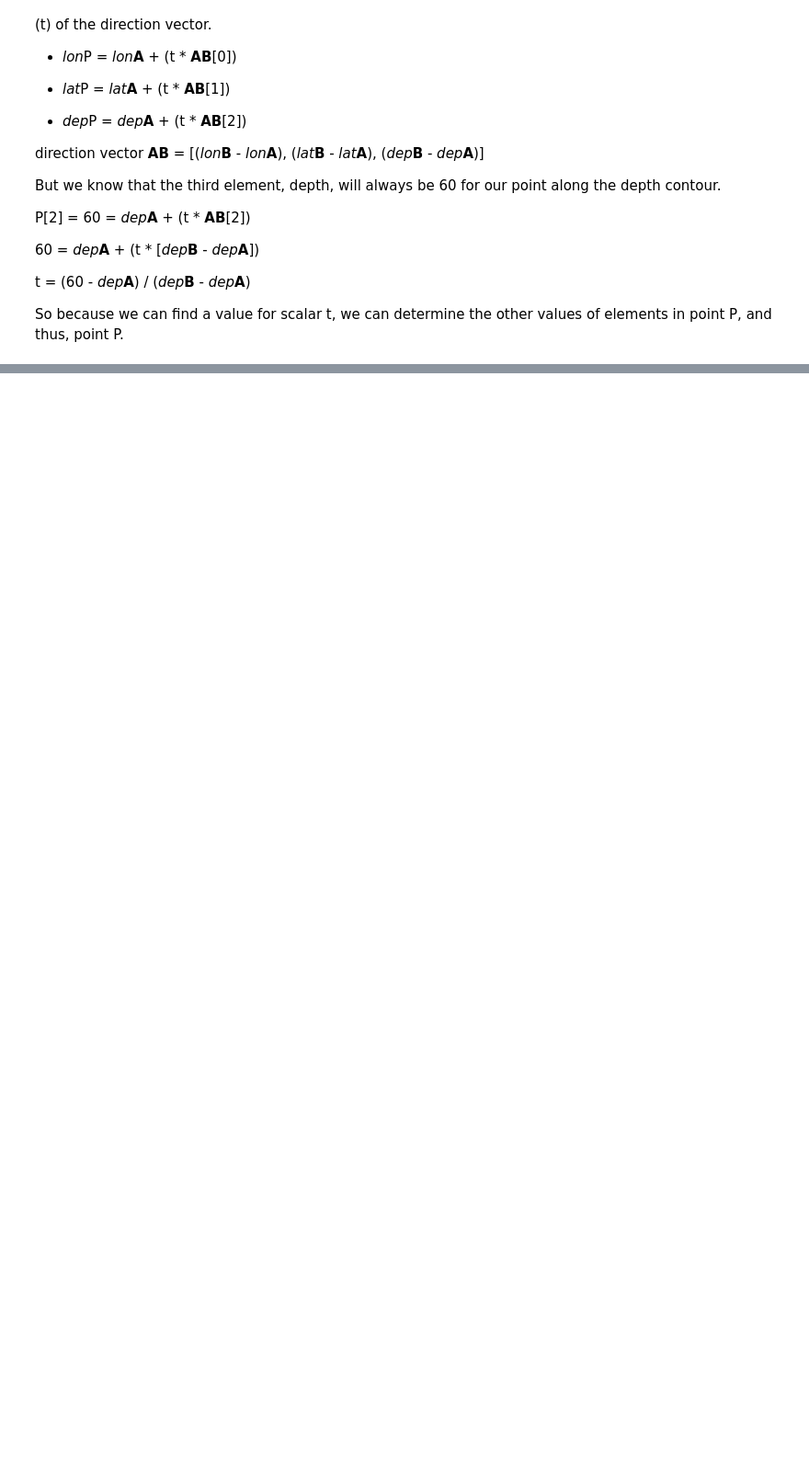
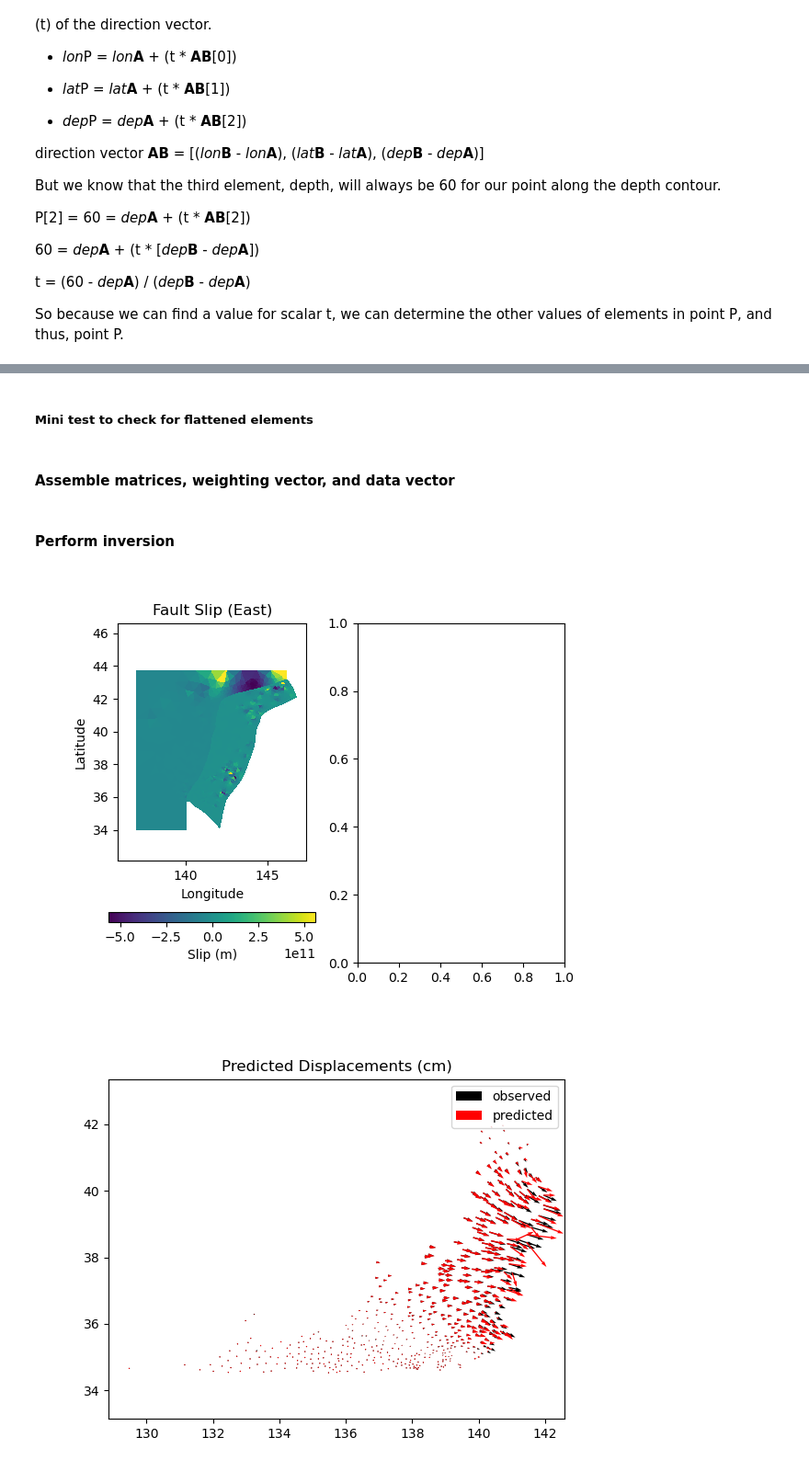
Before and after one commit to e-middleton/Emily_fault_displacement, a Jupyter notebook: CMI.ipynb, the cells around one changed output, grey strips where cells are left out. Shown at 92% size. Drawn from its saved outputs; the diff is of its cells as text; code cells hidden in the pictures; blank space fills up the shorter version.

```diff
--- a/CMI.ipynb
+++ b/CMI.ipynb
@@ -647,7 +754,7 @@ class Mesh:
                 setattr(self, key, value)
 
 # List of classes
-meshes = [Mesh(short_mesh), Mesh(horiz)]
+meshes = [Mesh(fault), Mesh(horiz)]
 
 # Quick config class
 @dataclass
@@ -710,6 +817,8 @@ for mesh_idx in range(len(meshes)):
         )
     # Insert sparse matrix into full array
     smoothing_mat[3*tri_beg_idx[mesh_idx]:3*tri_end_idx[mesh_idx], 3*tri_beg_idx[mesh_idx]:3*tri_end_idx[mesh_idx]] = smat.toarray()
+# %% [markdown]
+##### Mini test to check for flattened elements
 # %%
 # test if elem are line elem instead of triangle
 
@@ -726,6 +835,8 @@ ax.triplot(horiz["points"][:, 0], horiz["points"][:, 1], horiz["verts"], linewid
 ax.plot(horiz["centroids"][thing,0], horiz["centroids"][thing,1], "*r")
 ax.set_aspect("equal")
 plt.show()
+# %% [markdown]
+#### Assemble matrices, weighting vector, and data vector
 # %%
 # Assemble matrices
 
@@ -751,6 +862,8 @@ data_vector[0:np.size(disp_array)] = disp_array.flatten().reshape(-1,1)
 weights = np.ones((np.shape(assembled_mat)[0], 1)) # might want to update when adding slip constraint
 for mesh_idx in range(len(meshes)):
     weights[np.size(disp_array)+ 3*tri_beg_idx[mesh_idx]:3*tri_end_idx[mesh_idx]] = smoothing_weight[mesh_idx]
+# %% [markdown]
+#### Perform inversion
 # %%
 # Calculate model covariance
 cov = np.linalg.inv(assembled_mat.T * weights.T @ assembled_mat)
@@ -770,34 +883,37 @@ max_mag_f = np.abs(np.max(est_slip[1:end_idx:3]))
 max_mag_h = np.abs(np.max(est_slip[end_idx::3]))/100
 
 fig, ax = plt.subplots(1, 2)
-rso = ax[0].tripcolor(short_mesh["points"][:,0], short_mesh["points"][:,1], short_mesh["verts"],
+rso = ax[0].tripcolor(fault["points"][:,0], fault["points"][:,1], fault["verts"],
                       facecolors=(est_slip[1:end_idx:3]).flatten(), vmin=-max_mag_f, vmax=max_mag_f)
 ax[0].tripcolor(horiz["points"][:,0], horiz["points"][:,1], horiz["verts"], facecolors=(est_slip[end_idx::3]/100).flatten())
 cbar1 = fig.colorbar(rso, ax=ax[0], orientation='horizontal')
 cbar1.set_label("Slip (m)")
 ax[0].set(xlim=(xmin-2, xmax), ylim=(ymin, ymax), aspect='equal')
 ax[0].title.set_text("Fault Slip (East)") #graph 1
 ax[0].set_ylabel("Latitude")
 ax[0].set_xlabel("Longitude")
 plt.show()
 
 
 rso = ax[1].tripcolor(horiz["points"][:,0], horiz["points"][:,1], horiz["verts"], facecolors=(est_slip[end_idx+1::3]/100).flatten(), vmin=-max_mag_h, vmax=max_mag_h)
 cbar1 = fig.colorbar(rso, ax=ax[1], orientation='horizontal')
 cbar1.set_label("Slip (m)")
 #ax[1].quiver(gps.lon, gps.lat, pred_disp[0::3], pred_disp[1::3], scale=vec_scale, color='r', label="predicted")
 #ax[1].quiver(gps.lon, gps.lat, gps.east_vel, gps.north_vel, scale=vec_scale, color='k', label='observed')
 ax[1].set(xlim=(xmin-2, xmax), ylim=(ymin, ymax), aspect='equal')
 ax[1].title.set_text("CMI Slip (East)") #graph 1
 ax[1].set_ylabel("Latitude")
 ax[1].set_xlabel("Longitude")
 
 
 fig, ax = plt.subplots()
 ax.quiver(gps.lon, gps.lat, gps.east_vel, gps.north_vel, scale=vec_scale, color='k', label='observed')
 ax.quiver(gps.lon, gps.lat, pred_disp[0::3], pred_disp[1::3], scale=vec_scale, color='r', label="predicted")
 #ax.quiver(gps.lon, gps.lat, data_vector[0:1497:3], data_vector[1:1497:3], scale=vec_scale, color='b')
 ax.axis("equal")
 plt.title("Predicted Displacements (cm)")
 plt.legend()
 plt.show()
+# %% [output]
+[figure, added]
+[figure, added]
```
Also changed, not shown: parts of 12 cells of this notebook.
